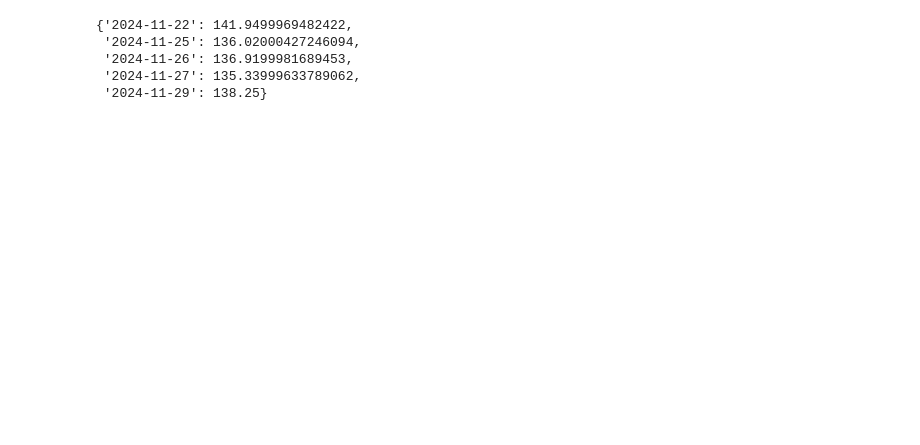
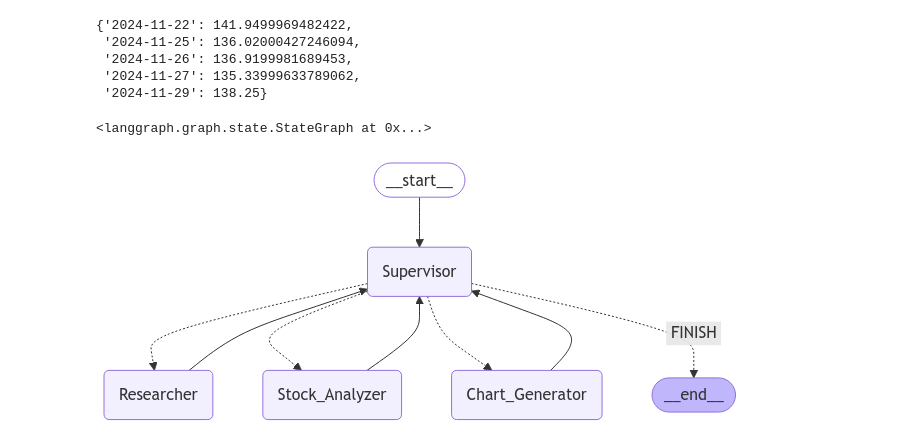
Before and after one commit to ahn283/learning, a Jupyter notebook: llm/agent/projects/stock_evaluation.ipynb, the cells around one changed output. Saved outputs shown, nothing was run; the diff lists cells and outputs as text; code cells hidden in the pictures; blank space fills up the shorter version.

```diff
--- a/llm/agent/projects/stock_evaluation.ipynb
+++ b/llm/agent/projects/stock_evaluation.ipynb
@@ -134,3 +134,75 @@ from langchain_core.messages import HumanMessage
 def agent_node(state, agent, name):
     result = agent.invoke(state)
     return {"messages": [HumanMessage(content=result["messages"][-1].content, name=name)]}
+# %%
+# setting sub agent
+import functools
+import operator
+from typing import Sequence, TypedDict
+
+from langchain_core.messages import BaseMessage
+
+from langgraph.graph import END, StateGraph, START
+from langgraph.prebuilt import create_react_agent
+
+# the agent state is the input to each node in the graph
+class AgentState(TypedDict):
+    # the annotation tells the graph that new messages will always
+    # be added to the current states
+    messages: Annotated[Sequence[BaseMessage], operator.add]
+    # the 'next' field indicates where to route to next
+    next: str
+
+research_system_prompt = """You are a helpful research analyst who is specialized in
+gathering valuable info for given stock."""
+research_agent = create_react_agent(llm, tools=[tavily_tool], state_modifier=research_system_prompt)
+research_node = functools.partial(agent_node, agent=research_agent, name="Researcher")
+
+# NOTE: THIS PERFORMS ARBITRARY CODE EXECUTION. PROCEED WITH CAUTION
+stock_system_prompt = """You are a helpful Stock and financial analyst. Never hallucinate the given mectrics."""
+stock_agent = create_react_agent(llm, tools=[stock_analysis], state_modifier=stock_system_prompt)
+stock_node = functools.partial(agent_node, agent=stock_agent, name="Stock_Analyzer")
+
+# NOTE: THIS PERFORMS ARBITRARY CODE EXECUTION. PROCEED WITH CAUTION
+chart_system_prompt = """You are a helpful Stock Chart Generator.
+Only make accurate charts for given query. Chart design and accuracy should be state of the art.
+Never make any other mention."""
+chart_agent = create_react_agent(llm, tools=[python_repl_tool], state_modifier=chart_system_prompt)
+chart_node = functools.partial(agent_node, agent=chart_agent, name='Chart_Generator')
+
+workflow = StateGraph(AgentState)
+workflow.add_node("Researcher", research_node)
+workflow.add_node("Stock_Analyzer", stock_node)
+workflow.add_node("Chart_Generator", chart_node)
+workflow.add_node("Supervisor", supervisor_agent)
+# %% [output]
+<langgraph.graph.state.StateGraph at 0x...>
+# %%
+for member in members:
+    # we want our workers to ALWAYS "report back" to the supervisor when done
+    workflow.add_edge(member, 'Supervisor')
+
+# The Supervisor populates the 'next' field in the graph state
+# which routes to a node or finishes
+conditional_map = {k: k for k in members}
+conditional_map["FINISH"] = END
+workflow.add_conditional_edges(
+    "Supervisor",
+    lambda x: x["next"],
+    conditional_map
+)
+
+# finally, and entrypoint
+workflow.add_edge(START, "Supervisor")
+
+graph = workflow.compile()
+# %%
+# plot the graph
+from IPython.display import Image, display
+
+try:
+    display(Image(graph.get_graph().draw_mermaid_png()))
+except Exception:
+    pass
+# %% [output]
+[figure, added]
```
Also changed, not shown: parts of 1 cell of this notebook, 1 other file.
